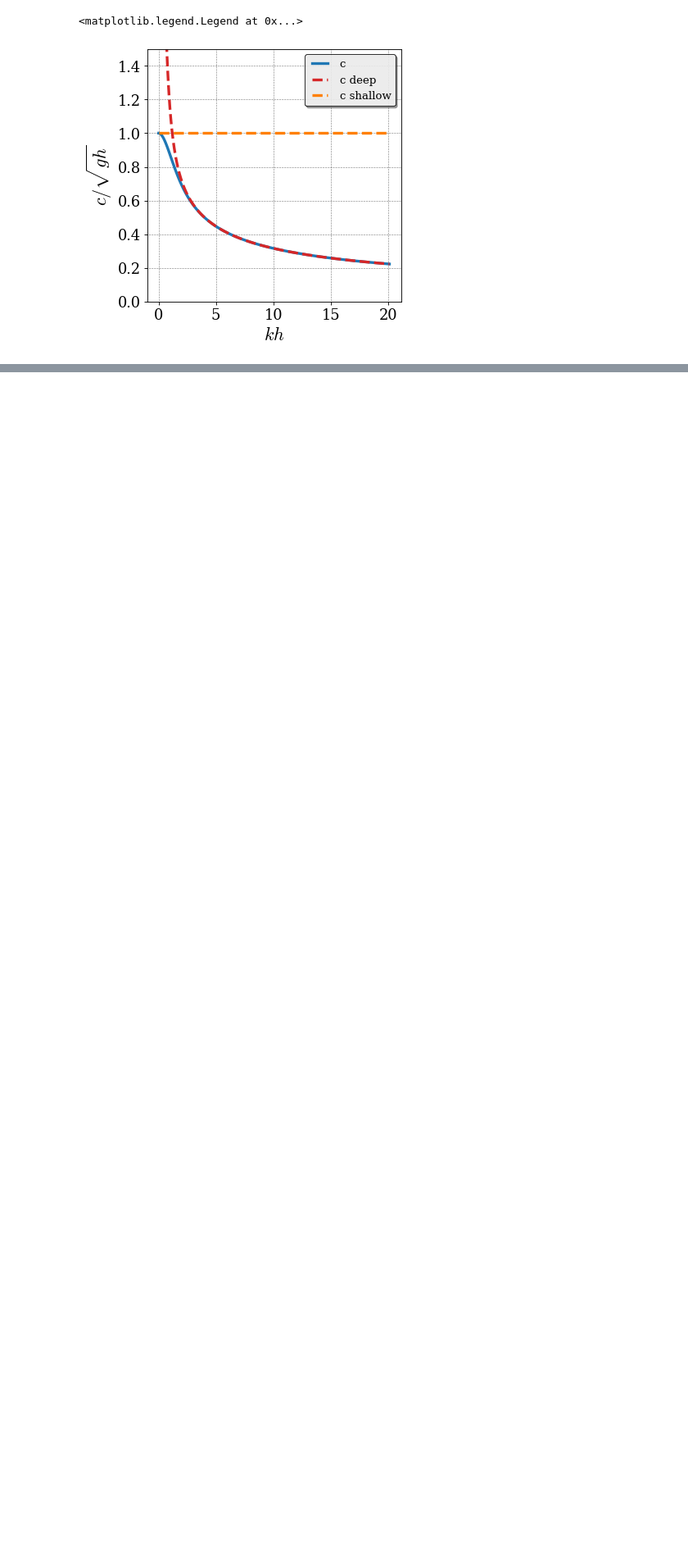
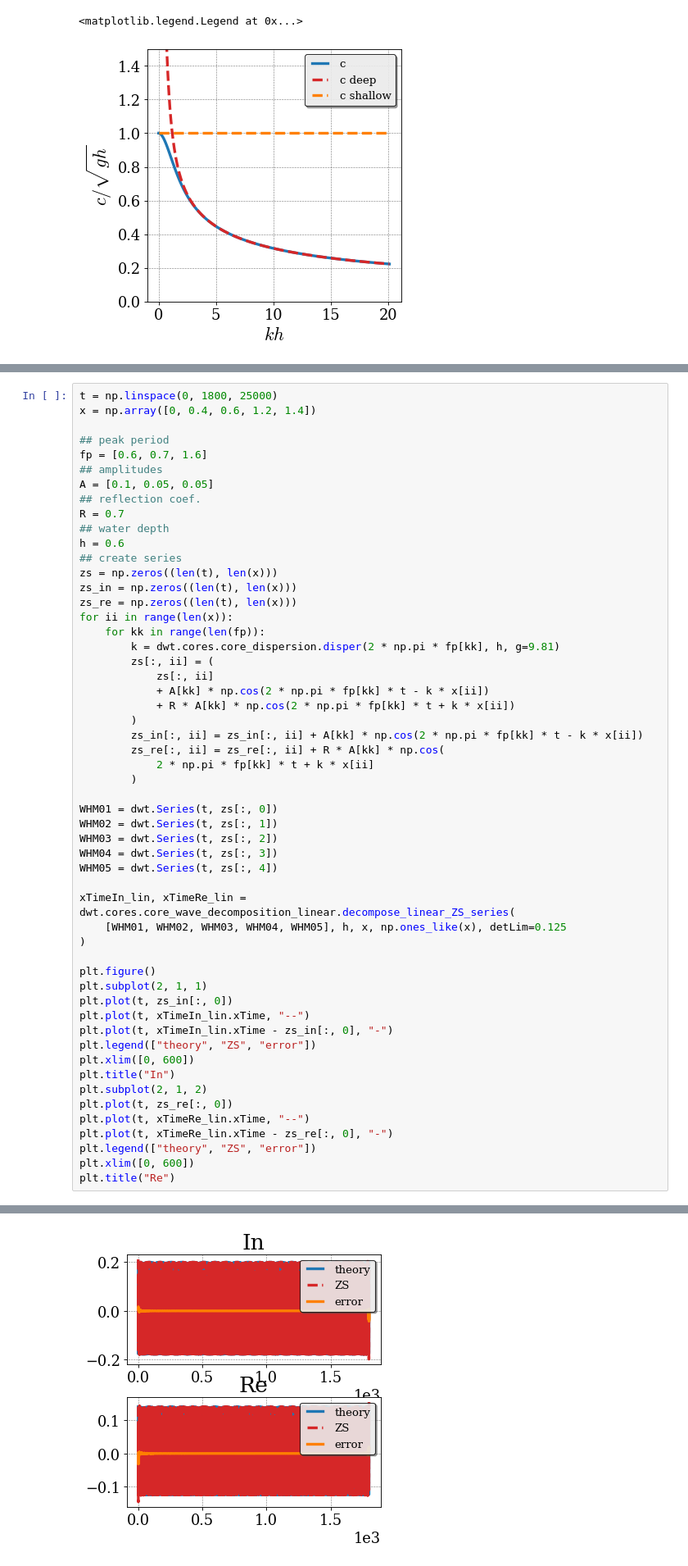
Before and after one commit to Deltares-research/wave-toolbox, a Jupyter notebook: docs/source/wave_analysis.ipynb, the cells around one changed output, grey strips where cells are left out. Shown: that part at 82% size. Cells and saved outputs as stored; diff of their text form; blank space fills up the shorter version.

Commit message:
Add wave composition to notebook

```diff
--- a/docs/source/wave_analysis.ipynb
+++ b/docs/source/wave_analysis.ipynb
@@ -215,0 +224,55 @@ plt.legend(['c','c deep','c shallow'])
+# %%
+t = np.linspace(0, 1800, 25000)
+x = np.array([0, 0.4, 0.6, 1.2, 1.4])
+
+## peak period
+fp = [0.6, 0.7, 1.6]
+## amplitudes
+A = [0.1, 0.05, 0.05]
+## reflection coef.
+R = 0.7
+## water depth
+h = 0.6
+## create series
+zs = np.zeros((len(t), len(x)))
+zs_in = np.zeros((len(t), len(x)))
+zs_re = np.zeros((len(t), len(x)))
+for ii in range(len(x)):
+    for kk in range(len(fp)):
+        k = dwt.cores.core_dispersion.disper(2 * np.pi * fp[kk], h, g=9.81)
+        zs[:, ii] = (
+            zs[:, ii]
+            + A[kk] * np.cos(2 * np.pi * fp[kk] * t - k * x[ii])
+            + R * A[kk] * np.cos(2 * np.pi * fp[kk] * t + k * x[ii])
+        )
+        zs_in[:, ii] = zs_in[:, ii] + A[kk] * np.cos(2 * np.pi * fp[kk] * t - k * x[ii])
+        zs_re[:, ii] = zs_re[:, ii] + R * A[kk] * np.cos(
+            2 * np.pi * fp[kk] * t + k * x[ii]
+        )
+
+WHM01 = dwt.Series(t, zs[:, 0])
+WHM02 = dwt.Series(t, zs[:, 1])
+WHM03 = dwt.Series(t, zs[:, 2])
+WHM04 = dwt.Series(t, zs[:, 3])
+WHM05 = dwt.Series(t, zs[:, 4])
+
+xTimeIn_lin, xTimeRe_lin = dwt.cores.core_wave_decomposition_linear.decompose_linear_ZS_series(
+    [WHM01, WHM02, WHM03, WHM04, WHM05], h, x, np.ones_like(x), detLim=0.125
+)
+
+plt.figure()
+plt.subplot(2, 1, 1)
+plt.plot(t, zs_in[:, 0])
+plt.plot(t, xTimeIn_lin.xTime, "--")
+plt.plot(t, xTimeIn_lin.xTime - zs_in[:, 0], "-")
+plt.legend(["theory", "ZS", "error"])
+plt.xlim([0, 600])
+plt.title("In")
+plt.subplot(2, 1, 2)
+plt.plot(t, zs_re[:, 0])
+plt.plot(t, xTimeRe_lin.xTime, "--")
+plt.plot(t, xTimeRe_lin.xTime - zs_re[:, 0], "-")
+plt.legend(["theory", "ZS", "error"])
+plt.xlim([0, 600])
+plt.title("Re")
+# %% [output]
@@ -215,0 +280 @@ plt.legend(['c','c deep','c shallow'])
+[figure, added]
```
Also changed, not shown: parts of 10 cells of this notebook.
